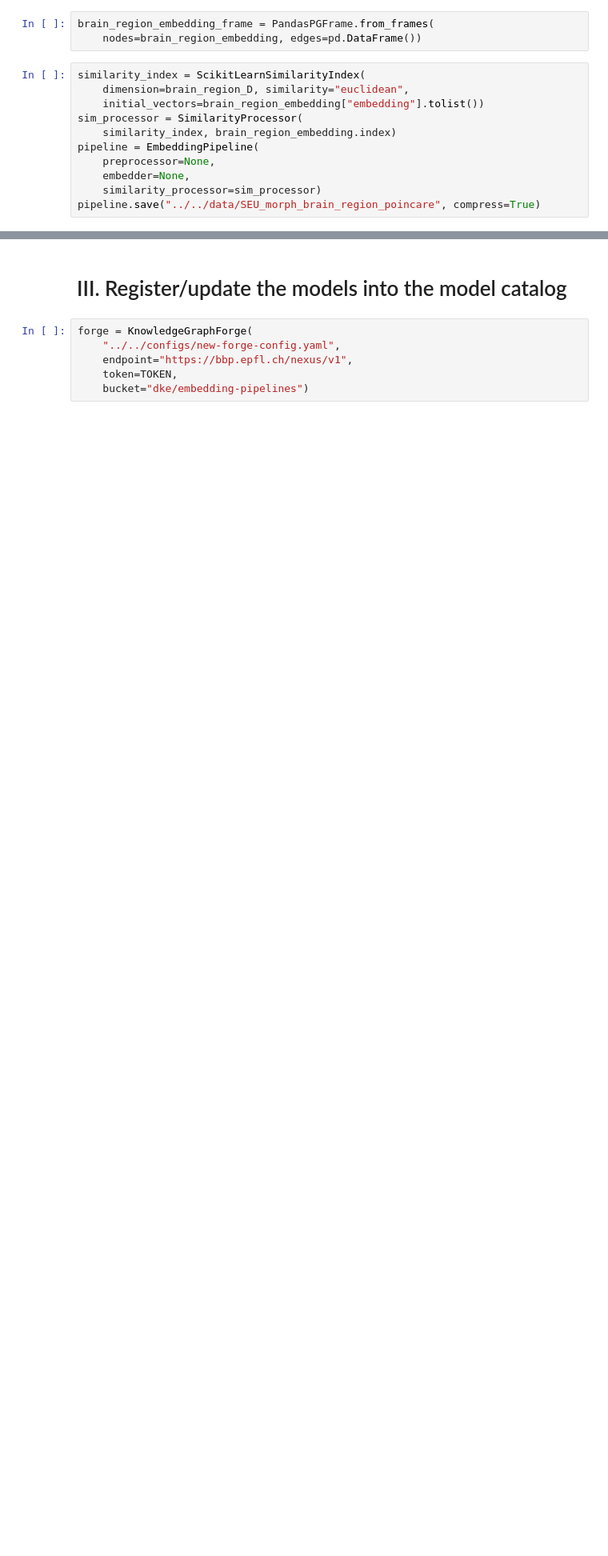
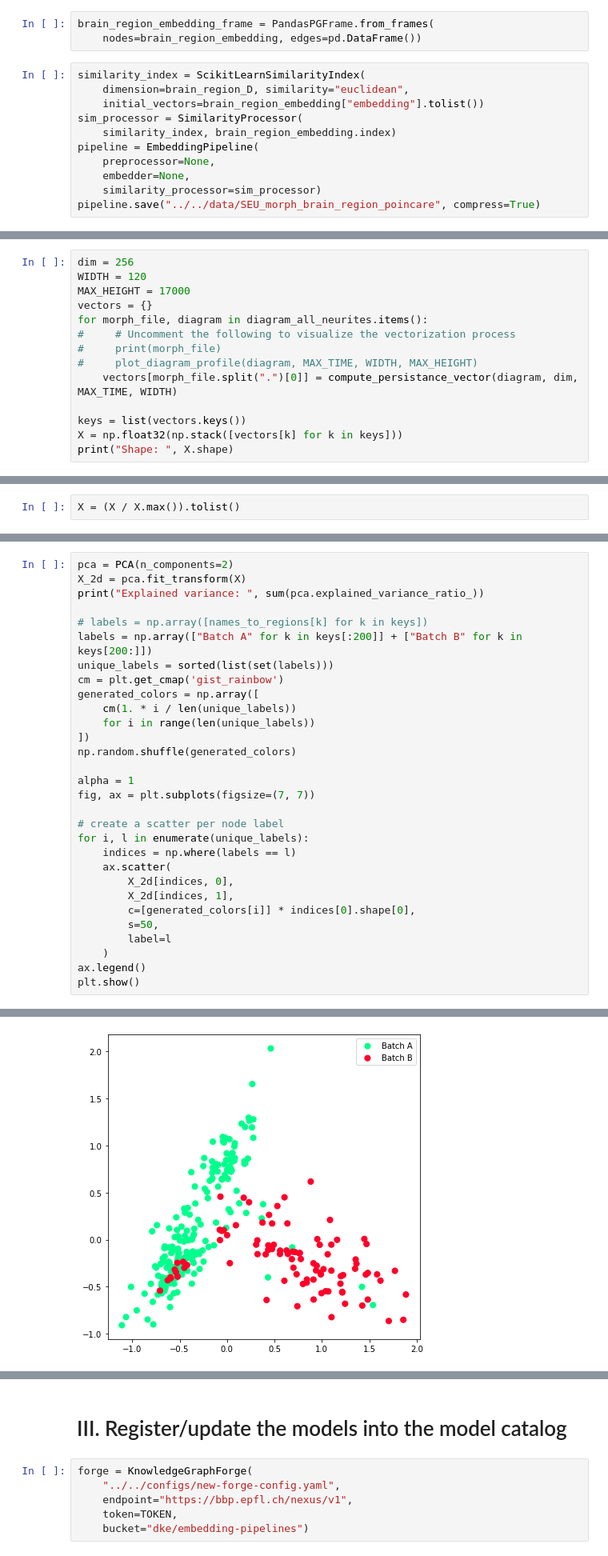
Before and after one commit to BlueBrain/knowledge-graph-inference, a Jupyter notebook: notebooks/model_building/Models for SEU Neuron Morphologies.ipynb, the cells around one changed output, grey strips where cells are left out. Shown at 80% size. Cells and saved outputs as stored; diff of their text form; blank space fills up the shorter version.

```diff
--- a/notebooks/model_building/Models for SEU Neuron Morphologies.ipynb
+++ b/notebooks/model_building/Models for SEU Neuron Morphologies.ipynb
@@ -653,0 +774,14 @@ pipeline.save("../../data/SEU_morph_brain_region_poincare", compress=True)
+# %%
+dim = 256
+WIDTH = 120
+MAX_HEIGHT = 17000
+vectors = {}
+for morph_file, diagram in diagram_all_neurites.items():
+#     # Uncomment the following to visualize the vectorization process
+#     print(morph_file)
+#     plot_diagram_profile(diagram, MAX_TIME, WIDTH, MAX_HEIGHT)
+    vectors[morph_file.split(".")[0]] = compute_persistance_vector(diagram, dim, MAX_TIME, WIDTH)
+
+keys = list(vectors.keys())
+X = np.float32(np.stack([vectors[k] for k in keys]))
+print("Shape: ", X.shape)
@@ -653,0 +790,2 @@ pipeline.save("../../data/SEU_morph_brain_region_poincare", compress=True)
+# %%
+X = (X / X.max()).tolist()
@@ -653,0 +794,31 @@ pipeline.save("../../data/SEU_morph_brain_region_poincare", compress=True)
+# %%
+pca = PCA(n_components=2)
+X_2d = pca.fit_transform(X)
+print("Explained variance: ", sum(pca.explained_variance_ratio_))
+
+# labels = np.array([names_to_regions[k] for k in keys])
+labels = np.array(["Batch A" for k in keys[:200]] + ["Batch B" for k in keys[200:]])
+unique_labels = sorted(list(set(labels)))
+cm = plt.get_cmap('gist_rainbow')
+generated_colors = np.array([
+    cm(1. * i / len(unique_labels))
+    for i in range(len(unique_labels))
+])
+np.random.shuffle(generated_colors)
+
+alpha = 1
+fig, ax = plt.subplots(figsize=(7, 7))
+
+# create a scatter per node label
+for i, l in enumerate(unique_labels):
+    indices = np.where(labels == l)
+    ax.scatter(
+        X_2d[indices, 0],
+        X_2d[indices, 1],
+        c=[generated_colors[i]] * indices[0].shape[0],
+        s=50,
+        label=l
+    )
+ax.legend()
+plt.show()
+# %% [output]
@@ -653,0 +826 @@ pipeline.save("../../data/SEU_morph_brain_region_poincare", compress=True)
+[figure, added]
```
Also changed, not shown: parts of 29 cells of this notebook, 20 other files.
